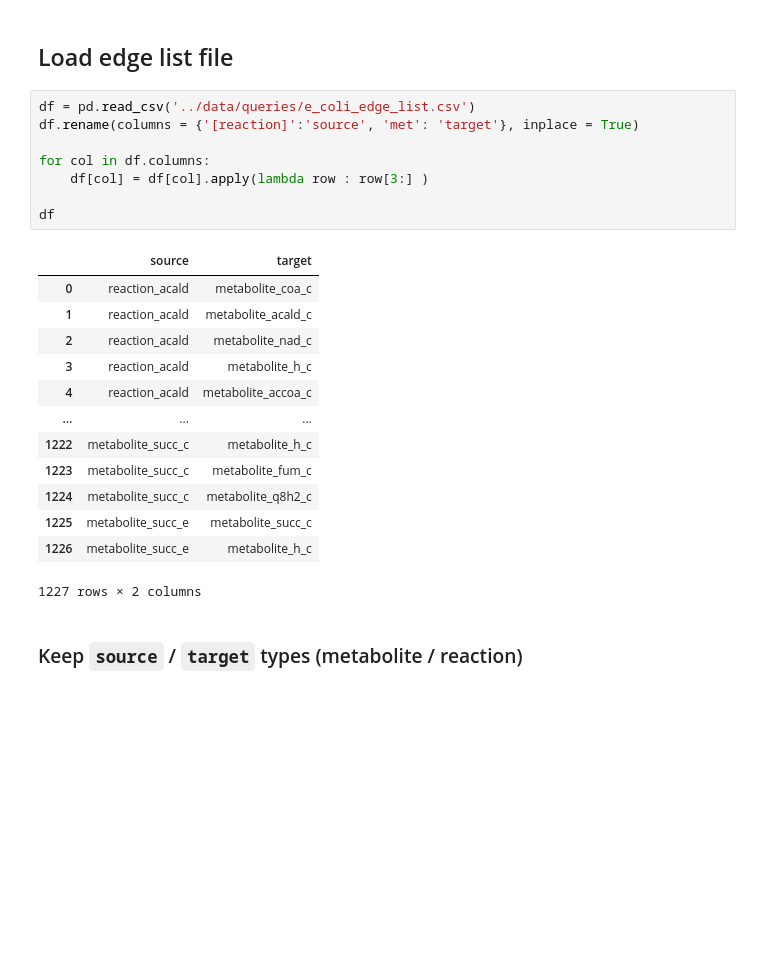
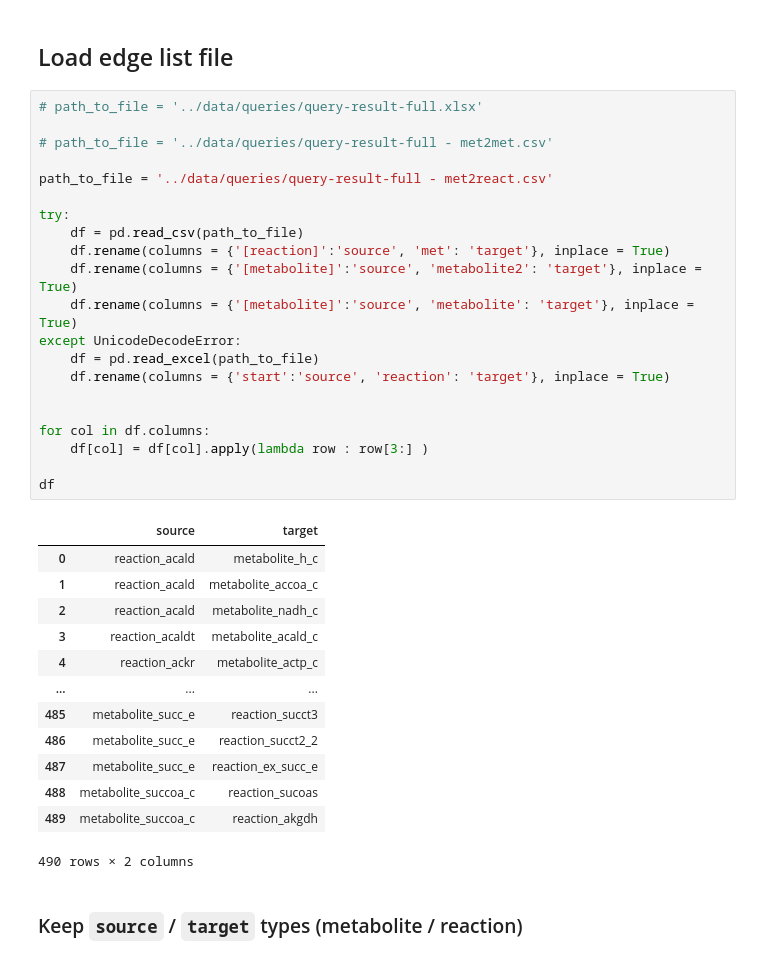
Before and after one commit to costasmexis/gemon, a Jupyter notebook: ecoli_core/e_coli_core_graph.ipynb, the cells around one changed output. Saved outputs shown, nothing was run; the diff lists cells and outputs as text; blank space fills up the shorter version.

```diff
--- a/ecoli_core/e_coli_core_graph.ipynb
+++ b/ecoli_core/e_coli_core_graph.ipynb
@@ -30,28 +30,41 @@ model
 | Compartments | cytosol, extracellular |
 # %% [markdown]
 ## Load edge list file
-# %%
-df = pd.read_csv('../data/queries/e_coli_edge_list.csv')
-df.rename(columns = {'[reaction]':'source', 'met': 'target'}, inplace = True)
-
-for col in df.columns:
-    df[col] = df[col].apply(lambda row : row[3:] )
-
-df
-# %% [output]
-|  | source | target |
-| 0 | reaction_acald | metabolite_coa_c |
-| 1 | reaction_acald | metabolite_acald_c |
-| 2 | reaction_acald | metabolite_nad_c |
-| 3 | reaction_acald | metabolite_h_c |
-| 4 | reaction_acald | metabolite_accoa_c |
-| ... | ... | ... |
-| 1222 | metabolite_succ_c | metabolite_h_c |
-| 1223 | metabolite_succ_c | metabolite_fum_c |
-| 1224 | metabolite_succ_c | metabolite_q8h2_c |
-| 1225 | metabolite_succ_e | metabolite_succ_c |
-| 1226 | metabolite_succ_e | metabolite_h_c |
-1227 rows × 2 columns
+# %%
+# path_to_file = '../data/queries/query-result-full.xlsx'
+
+# path_to_file = '../data/queries/query-result-full - met2met.csv'
+
+path_to_file = '../data/queries/query-result-full - met2react.csv'
+
+try:
+    df = pd.read_csv(path_to_file)
+    df.rename(columns = {'[reaction]':'source', 'met': 'target'}, inplace = True)
+    df.rename(columns = {'[metabolite]':'source', 'metabolite2': 'target'}, inplace = True)
+    df.rename(columns = {'[metabolite]':'source', 'metabolite': 'target'}, inplace = True)
+except UnicodeDecodeError:
+    df = pd.read_excel(path_to_file)
+    df.rename(columns = {'start':'source', 'reaction': 'target'}, inplace = True)
+
+
+for col in df.columns:
+    df[col] = df[col].apply(lambda row : row[3:] )
+
+df
+# %% [output]
+|  | source | target |
+| 0 | reaction_acald | metabolite_h_c |
+| 1 | reaction_acald | metabolite_accoa_c |
+| 2 | reaction_acald | metabolite_nadh_c |
+| 3 | reaction_acaldt | metabolite_acald_c |
+| 4 | reaction_ackr | metabolite_actp_c |
+| ... | ... | ... |
+| 485 | metabolite_succ_e | reaction_succt3 |
+| 486 | metabolite_succ_e | reaction_succt2_2 |
+| 487 | metabolite_succ_e | reaction_ex_succ_e |
+| 488 | metabolite_succoa_c | reaction_sucoas |
+| 489 | metabolite_succoa_c | reaction_akgdh |
+490 rows × 2 columns
 # %% [markdown]
 ### Keep `source` / `target` types (metabolite / reaction)
 # %%
```
Also changed, not shown: parts of 64 cells of this notebook, 2 other files.
